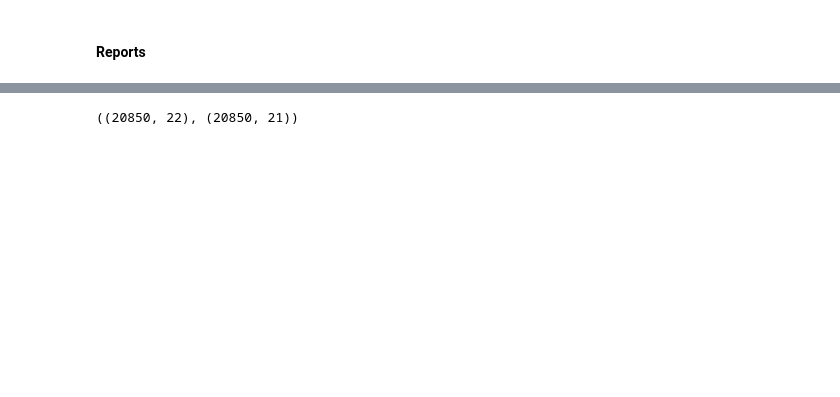
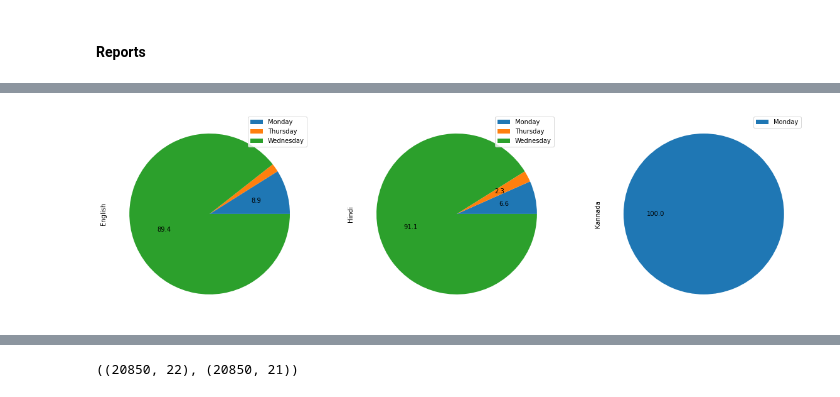
Before and after one commit to myshubhlife-anurag/SMS-Marketing, a Jupyter notebook: copy/Jupiter_files/dec_intiution_data.ipynb, the cells around one changed output, grey strips where cells are left out. Cells and saved outputs as stored; diff of their text form; code cells hidden in the pictures; blank space fills up the shorter version.

```diff
--- a/copy/Jupiter_files/dec_intiution_data.ipynb
+++ b/copy/Jupiter_files/dec_intiution_data.ipynb
@@ -127,0 +185,23 @@ df["Circle"] = "Karnataka"
+# %%
+lanuguage_clicked_day_wise_day = df[df["Clicked Hour of Day"].isna() == False][["Day of Week","SMS Language","Hour of Day"]].groupby(["SMS Language","Day of Week"]).count()
+
+
+plt.figure(figsize = (20,20))
+plt.subplot(3,3,1)
+plt.pie(lanuguage_clicked_day_wise_day.loc["en",:].reset_index()["Hour of Day"], autopct = lambda p: format(p, '.1f') if p > 2 else None)
+plt.legend(labels=lanuguage_clicked_day_wise_day.loc["en",:].reset_index()["Day of Week"])
+plt.ylabel("English")
+
+plt.subplot(3,3,2)
+plt.pie(lanuguage_clicked_day_wise_day.loc["hi",:].reset_index()["Hour of Day"], autopct = lambda p: format(p, '.1f') if p > 2 else None)
+plt.legend(labels=lanuguage_clicked_day_wise_day.loc["hi",:].reset_index()["Day of Week"])
+plt.ylabel("Hindi")
+
+plt.subplot(3,3,3)
+plt.pie(lanuguage_clicked_day_wise_day.loc["kn",:].reset_index()["Hour of Day"], autopct = lambda p: format(p, '.1f') if p > 2 else None)
+plt.legend(labels=lanuguage_clicked_day_wise_day.loc["kn",:].reset_index()["Day of Week"])
+plt.ylabel("Kannada")
+
+plt.show()
+# %% [output]
+[figure, added]
```
Also changed, not shown: parts of 39 cells of this notebook, 7 other files.
